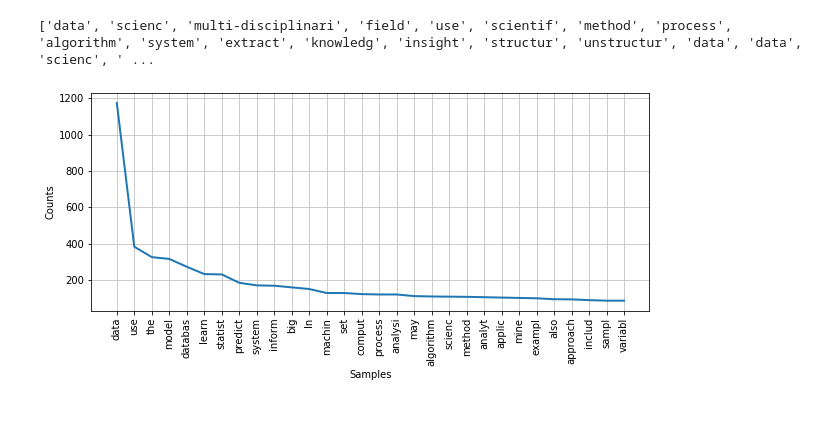
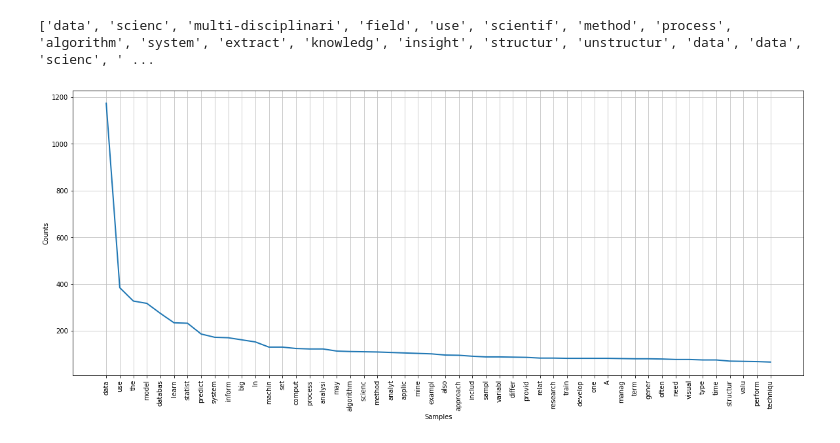
Before and after one commit to chetnakhanna16/Wikipedia_WordFrequency, a Jupyter notebook: Wikipedia_WordFrequency.ipynb, the cells around one changed output. Cells and saved outputs as stored; diff of their text form; code cells hidden in the pictures; blank space fills up the shorter version.

Commit message:
Increased word count to 50 and figure size

```diff
--- a/Wikipedia_WordFrequency.ipynb
+++ b/Wikipedia_WordFrequency.ipynb
@@ -80,12 +80,12 @@ print(processed_word_bucket_list)
 # %%
 #finding the frequency distribution of the words
 from nltk.probability import FreqDist
 import matplotlib.pyplot as plt
 
-fig = plt.figure(figsize = (10,4))
+fig = plt.figure(figsize = (20,8))
 fdist = FreqDist(processed_word_bucket_list)
-fdist.plot(30, cumulative = False)
+fdist.plot(50, cumulative = False)
 plt.show()
 fig.savefig('freqDist.png', bbox_inches = "tight")
 # %% [output]
-[figure, old version]
+[figure, new version]
```
Also changed, not shown: 1 other file.
